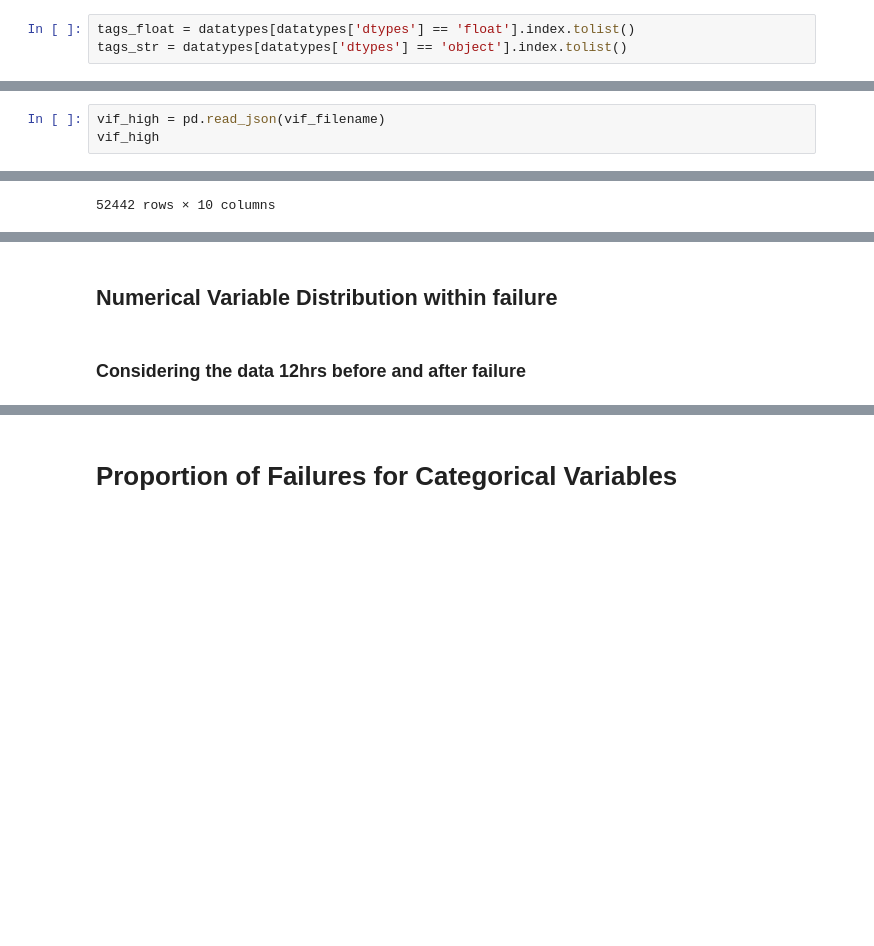
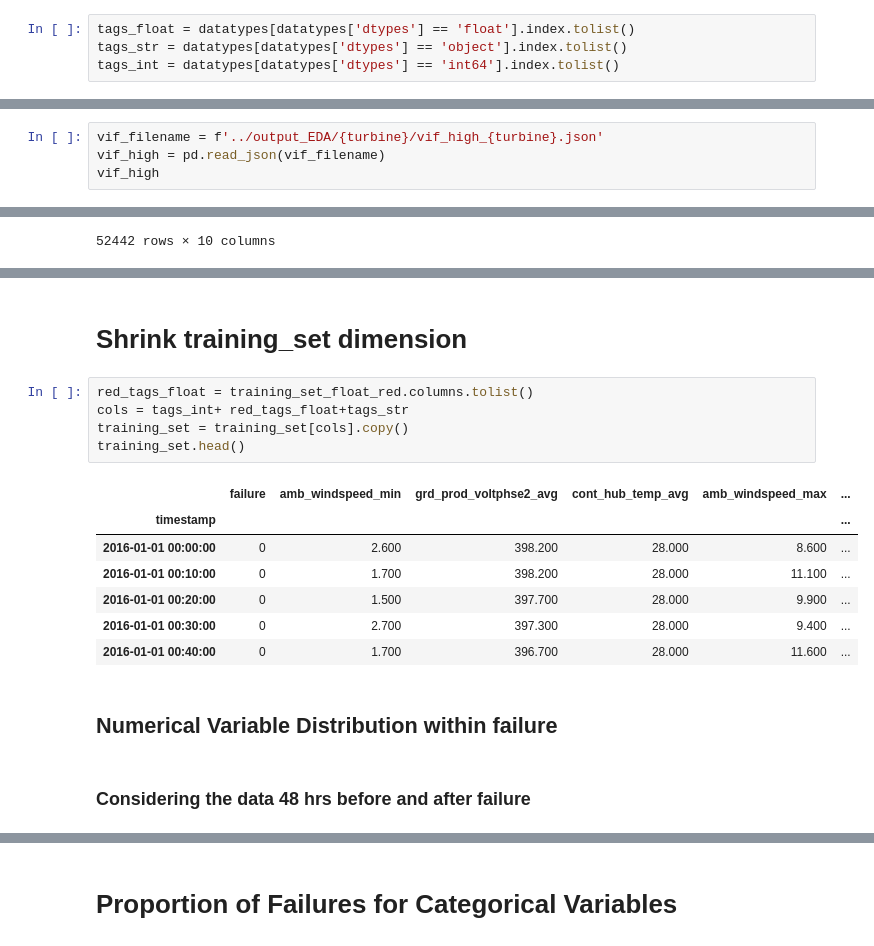
Before and after one commit to Rodrigohamacher/SCADA_wind_turbines, a Jupyter notebook: codes/EDA_SCADA_T11.ipynb, the cells around one changed output, grey strips where cells are left out. Cells and saved outputs as stored; diff of their text form; blank space fills up the shorter version.

```diff
--- a/codes/EDA_SCADA_T11.ipynb
+++ b/codes/EDA_SCADA_T11.ipynb
@@ -83,6 +85,7 @@ There is only 3 columns as string
 # %%
 tags_float = datatypes[datatypes['dtypes'] == 'float'].index.tolist()
 tags_str = datatypes[datatypes['dtypes'] == 'object'].index.tolist()
+tags_int = datatypes[datatypes['dtypes'] == 'int64'].index.tolist()
 # %% [markdown]
 ## Check Duplicates
 # %%
@@ -256,4 +241,5 @@ vif_high.to_json(vif_filename)
 # %%
+vif_filename = f'../output_EDA/{turbine}/vif_high_{turbine}.json'
 vif_high = pd.read_json(vif_filename)
 vif_high
 # %% [output]
@@ -458,4 +493,19 @@ plot_corr(training_set_float_red, 'spearman')
+# %% [markdown]
+# Shrink training_set dimension
+# %%
+red_tags_float = training_set_float_red.columns.tolist()
+cols = tags_int+ red_tags_float+tags_str
+training_set = training_set[cols].copy()
+training_set.head()
+# %% [output]
+|  | failure | amb_windspeed_min | grd_prod_voltphse2_avg | cont_hub_temp_avg | amb_windspeed_max | ... |
+| timestamp |  |  |  |  |  | ... |
+| 2016-01-01 00:00:00 | 0 | 2.600 | 398.200 | 28.000 | 8.600 | ... |
+| 2016-01-01 00:10:00 | 0 | 1.700 | 398.200 | 28.000 | 11.100 | ... |
+| 2016-01-01 00:20:00 | 0 | 1.500 | 397.700 | 28.000 | 9.900 | ... |
+| 2016-01-01 00:30:00 | 0 | 2.700 | 397.300 | 28.000 | 9.400 | ... |
+| 2016-01-01 00:40:00 | 0 | 1.700 | 396.700 | 28.000 | 11.600 | ... |
 # %% [markdown]
 ## Numerical Variable Distribution within failure
 # %% [markdown]
-### Considering the data 12hrs before and after failure
+### Considering the data 48 hrs before and after failure
```
Also changed, not shown: parts of 18 cells of this notebook.
